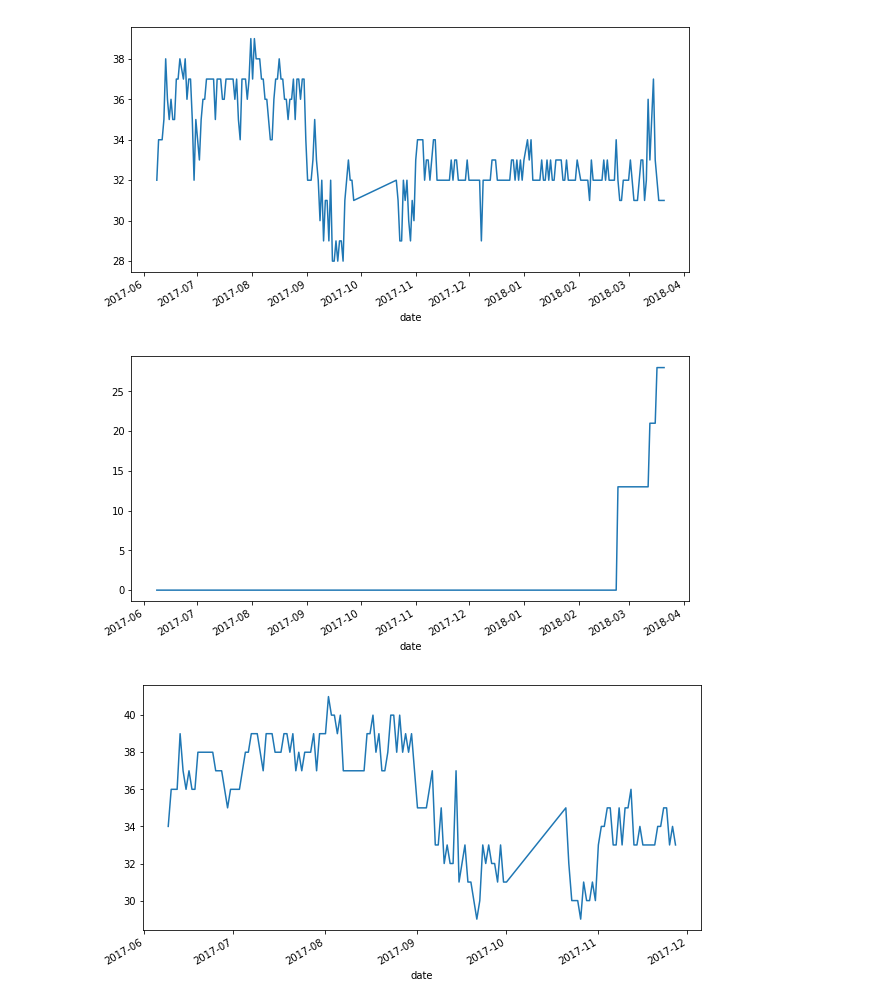
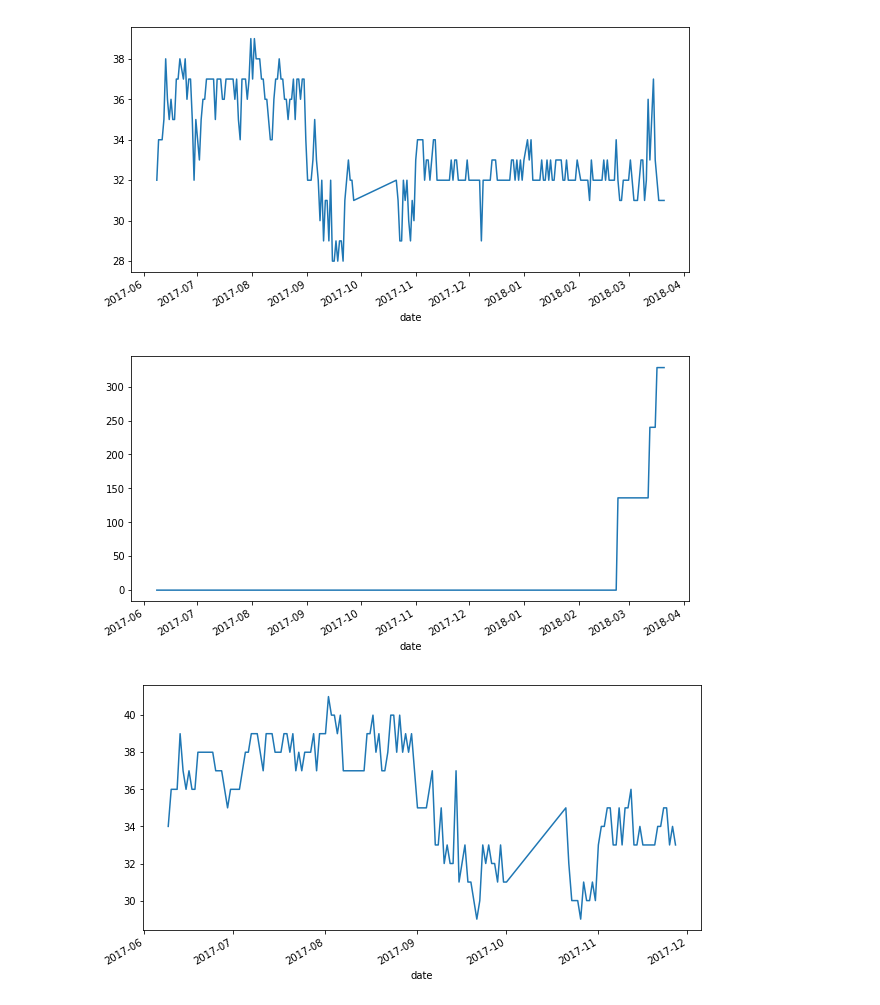
Before and after one commit to gacalheiros/hackathon, a Jupyter notebook: EDA-Baseline for Hackathon.ipynb, the cells around one changed output. Drawn from its saved outputs; the diff is of its cells as text; code cells hidden in the pictures.

```diff
--- a/EDA-Baseline for Hackathon.ipynb
+++ b/EDA-Baseline for Hackathon.ipynb
@@ -404,9 +464,18 @@ for host in possibly_bad_hosts.index:
     current_host_df = possibly_bad_hosts_df[possibly_bad_hosts_df.host == host]
     prev_set = set([])
     # if the number of hard disk reporting for a given date is one less than the day before we label it as a failure
-    for idx, row in current_host_df.iterrows():
+    row_iterator = current_host_df.iterrows()
+    _, last = next(row_iterator)
+    for idx, row in row_iterator:
         current_set = set(row[2])
         difference  = prev_set.difference(current_set)
+        next_set = set(last[2])
+        #Comparison to the next row to see whether the same serial number get put back. If it is the same then it does not count.
+        last = row
+        for item in next_set:
+            if item in bad_serials:
+                bad_serials.remove(item)
+        #diff = current_set.difference(next_row)
         if  prev_set.issubset(current_set) or len(current_set) >= len(prev_set):
             prev_set = current_set
             continue
@@ -446,10 +551,10 @@ plt.show()
 # %%
 #Smart 196 before the crash
 plt.figure(figsize=(10,5))
-failed_disks[failed_disks.Serial == '17NRK0WFFTMB'].set_index('date').smart196.plot()
+failed_disks[failed_disks.Serial == '17NRK0WFFTMB'].set_index('date').smart5.plot()
 plt.show()
 # %% [output]
-[figure, old version]
+[figure, new version]
 # %%
 # let's see how smart 194 behaves before another crash
 plt.figure(figsize=(10,5))
```
Also changed, not shown: parts of 15 cells of this notebook, 1 other file.
